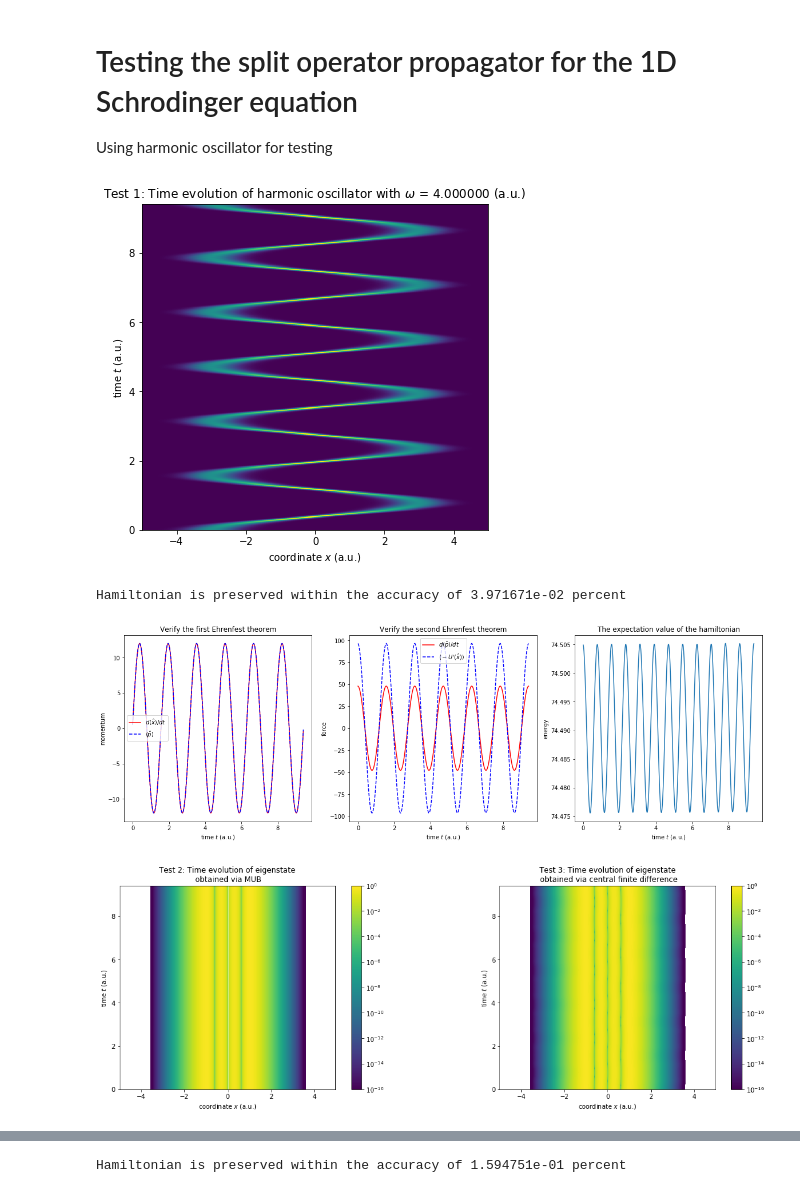
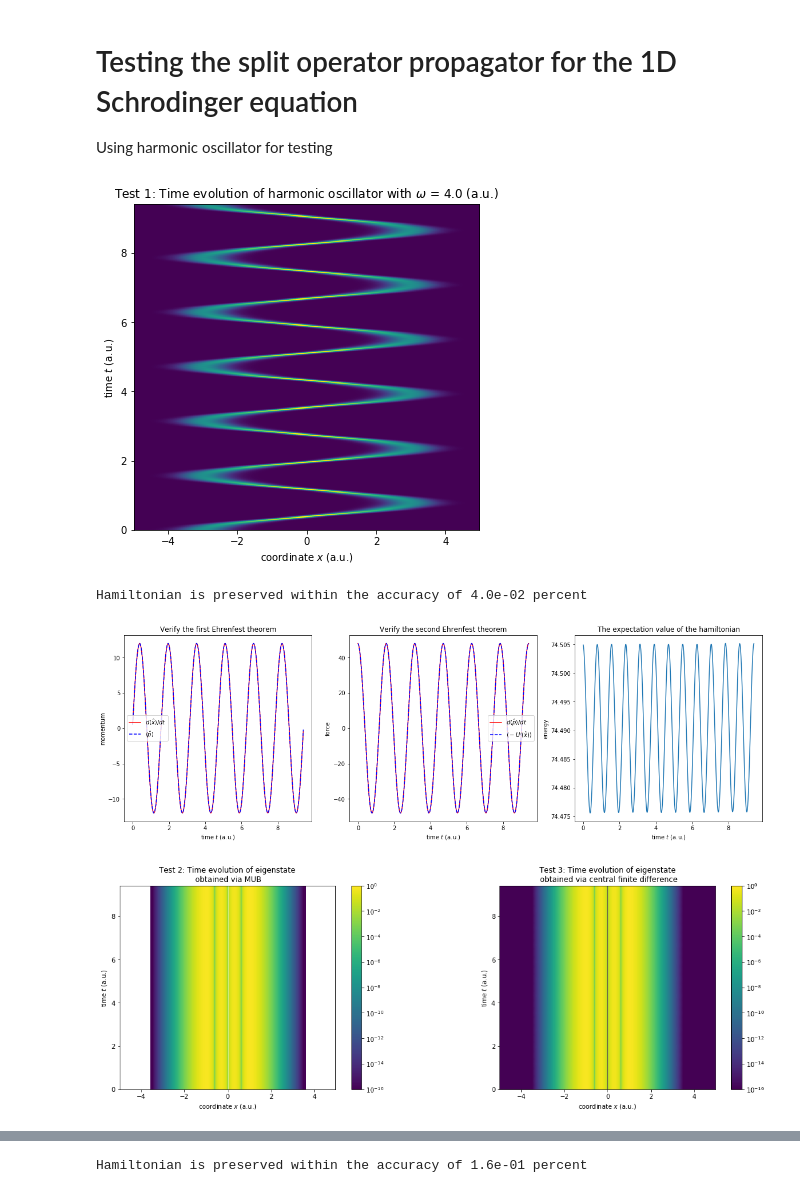
Before and after one commit to dibondar/QuantumClassicalDynamics, a Jupyter notebook: demo_split_op_schrodinger1D.ipynb, the cells around one changed output, grey strips where cells are left out. Drawn from its saved outputs; the diff is of its cells as text; code cells hidden in the pictures.

```diff
--- a/demo_split_op_schrodinger1D.ipynb
+++ b/demo_split_op_schrodinger1D.ipynb
@@ -26,7 +26,7 @@ for omega in [4., 8.]:
         """
         the derivative of the potential energy for Ehrenfest theorem evaluation
         """
-        return omega * x
+        return (omega) ** 2 * x
 
     @njit
     def k(p, t=0.):
@@ -77,7 +77,7 @@ for omega in [4., 8.]:
     wavefunctions = [harmonic_osc.propagate().copy() for _ in range(time_steps)]
 
     plt.title(
-        "Test 1: Time evolution of harmonic oscillator with $\\omega$ = {:2f} (a.u.)".format(omega)
+        "Test 1: Time evolution of harmonic oscillator with $\\omega$ = {:.1f} (a.u.)".format(omega)
     )
 
     # plot the time dependent density
@@ -128,7 +128,7 @@ for omega in [4., 8.]:
     # Analyze how well the energy was preserved
     h = np.array(harmonic_osc.hamiltonian_average)
     print(
-        "\nHamiltonian is preserved within the accuracy of {:2e} percent".format(
+        "\nHamiltonian is preserved within the accuracy of {:.1e} percent".format(
             100. * (1. - h.min() / h.max())
         )
     )
@@ -172,34 +172,34 @@ for omega in [4., 8.]:
 
     ##################################################################################################
 
     # re-create the harmonic oscillator
     harmonic_osc = SplitOpSchrodinger1D(**harmonic_osc_params)
 
     # let's see what happens if we use an eigenstate generated via the central finite difference method
     from central_diff_qhamiltonian import CentralDiffQHamiltonian
     eigenstate = CentralDiffQHamiltonian(**harmonic_osc_params).get_eigenstate(3)
 
     # set the initial condition
     harmonic_osc.set_wavefunction(eigenstate)
 
     plt.subplot(122)
     plt.title("Test 3: Time evolution of eigenstate\n obtained via central finite difference")
 
     # propagate and plot
     plt.imshow(
         [np.abs(harmonic_osc.propagate()) ** 2 for _ in range(time_steps)],
         # some plotting parameters
         origin='lower',
         extent=[harmonic_osc.x.min(), harmonic_osc.x.max(), 0., time_steps * harmonic_osc.dt],
         norm=LogNorm(1e-16, 1.)
     )
     plt.colorbar()
     plt.xlabel('coordinate $x$ (a.u.)')
     plt.ylabel('time $t$ (a.u.)')
 
     plt.show()
 # %% [output]
-[figure, old version]
+[figure, new version]
-Hamiltonian is preserved within the accuracy of 3.971671e-02 percent
+Hamiltonian is preserved within the accuracy of 4.0e-02 percent
-[figure, old version]
+[figure, new version]
-[figure, old version]
+[figure, new version]
@@ -207 +207 @@ Hamiltonian is preserved within the accuracy of 3.971671e-02 percent
-Hamiltonian is preserved within the accuracy of 1.594751e-01 percent
+Hamiltonian is preserved within the accuracy of 1.6e-01 percent
```
Also changed, not shown: parts of 1 cell of this notebook, 4 other files.
